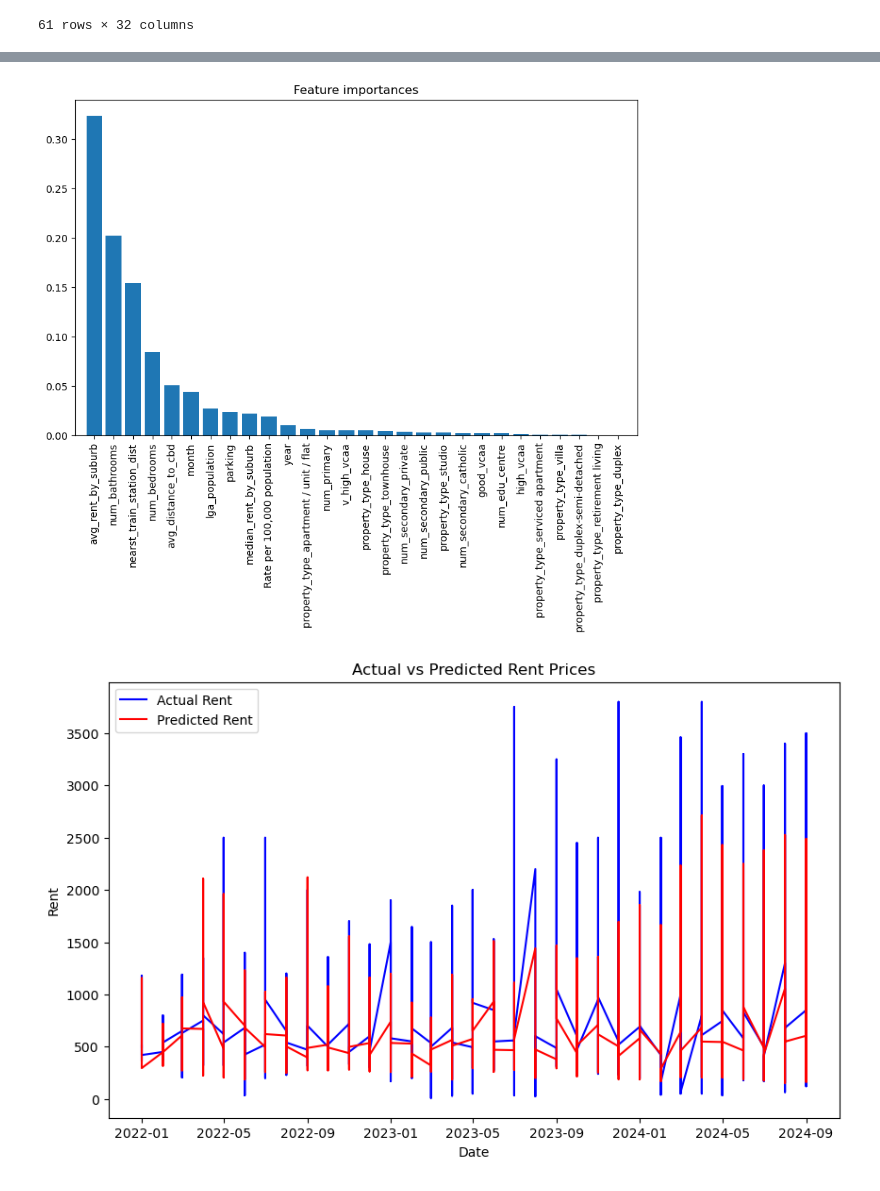
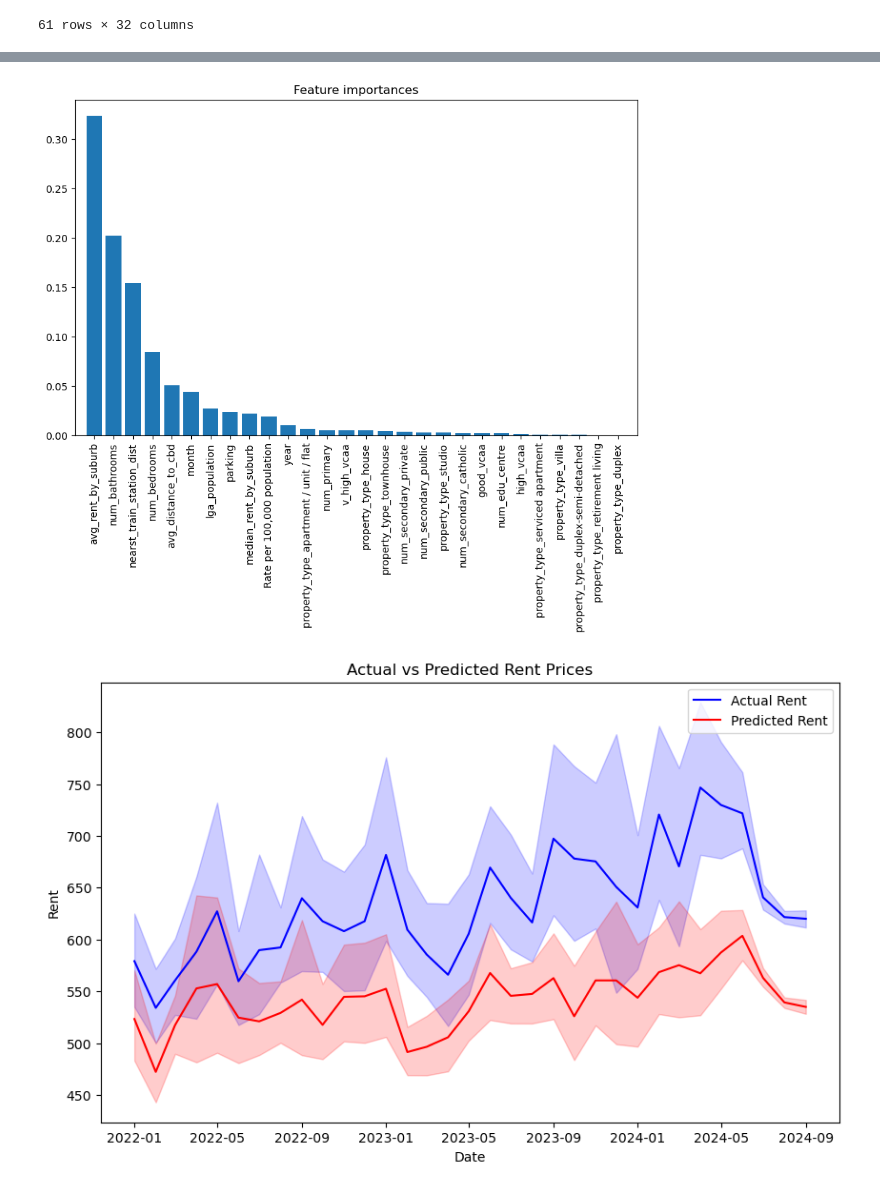
Before and after one commit to MAST30034-AppliedDataScience/project-2-group-real-estate-industry-project-32, a Jupyter notebook: notebooks/forcastReal.ipynb, the cells around one changed output, grey strips where cells are left out. Drawn from its saved outputs; the diff is of its cells as text; code cells hidden in the pictures.

```diff
--- a/notebooks/forcastReal.ipynb
+++ b/notebooks/forcastReal.ipynb
@@ -379,33 +387,33 @@ plt.title("Feature importances")
 plt.bar(range(X_train.shape[1]), importances[indices], align="center")
 plt.xticks(range(X_train.shape[1]), features[indices], rotation=90)
 plt.xlim([-1, X_train.shape[1]])
 plt.show()
 
 plt.figure(figsize=(10, 6))
-plt.plot(pd.to_datetime(X_test[['year', 'month']].assign(day=1)), y_test, label='Actual Rent', color='blue')
-plt.plot(pd.to_datetime(X_test[['year', 'month']].assign(day=1)), y_pred, label='Predicted Rent', color='red')
+sns.lineplot(x=pd.to_datetime(X_test[['year', 'month']].assign(day=1)).values, y=y_test, label='Actual Rent', color='blue')
+sns.lineplot(x=pd.to_datetime(X_test[['year', 'month']].assign(day=1)).values, y=y_pred, label='Predicted Rent', color='red')
 plt.title('Actual vs Predicted Rent Prices')
 plt.xlabel('Date')
 plt.ylabel('Rent')
 plt.legend()
 plt.show()
 # %% [output]
 Mean Squared Error: 40942.277792042216
 R2 Score: 0.4306937394207013
 Feature ranking:
 1. feature avg_rent_by_suburb (0.3239274450593569)
 2. feature num_bathrooms (0.20240995258200054)
 3. feature nearst_train_station_dist (0.15456185893414034)
 4. feature num_bedrooms (0.08449784400464824)
 5. feature avg_distance_to_cbd (0.05066520212657994)
 6. feature month (0.04348449445491994)
 7. feature lga_population (0.026600656494224686)
 8. feature parking (0.022948056720078203)
 9. feature median_rent_by_suburb (0.021558766024665766)
 ... (15 lines left out)
 25. feature property_type_villa (0.00015719816205851347)
 26. feature property_type_duplex-semi-detached (0.00013514056254390218)
 27. feature property_type_retirement living (2.211036300055349e-06)
 28. feature property_type_duplex (0.0)
 [figure]
-[figure, old version]
+[figure, new version]
```
Also changed, not shown: parts of 14 cells of this notebook.
